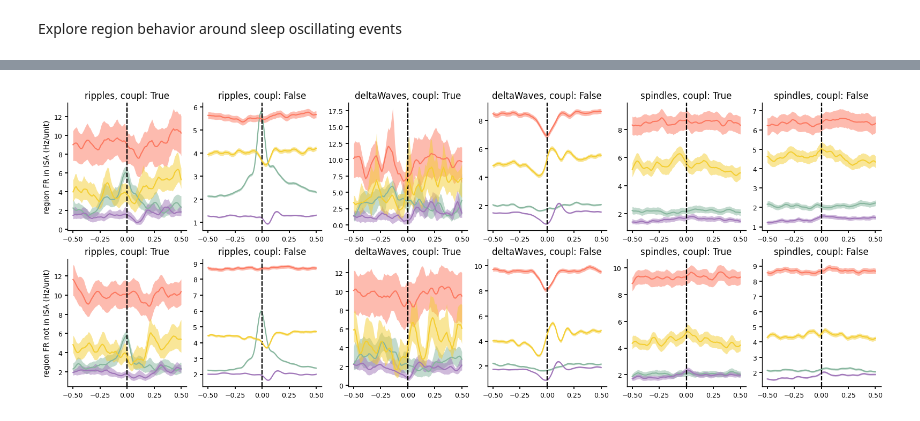
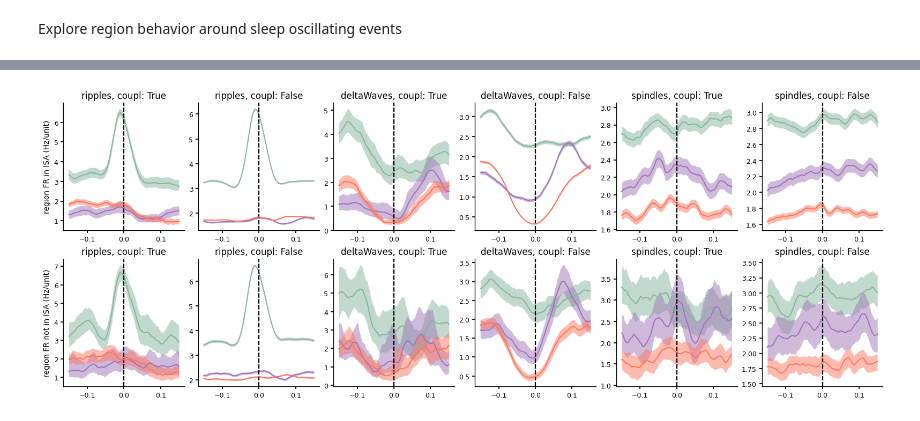
Before and after one commit to pietro-bozzo/NRCode, a Jupyter notebook: Python/Drafts/regionPETH.ipynb, the cells around one changed output, grey strips where cells are left out. Cells and saved outputs as stored; diff of their text form; code cells hidden in the pictures.

```diff
--- a/Python/Drafts/regionPETH.ipynb
+++ b/Python/Drafts/regionPETH.ipynb
@@ -70,6 +75,6 @@ def _regionPETH(session,regs=None,when=None,limits=None,limits_isa=None):
 # %%
 # test on one session
-session = fma.data.readBatchFile(batch_file)[0][56]
+session = fma.data.readBatchFile(batch_file)[0][10]
 print(session)
-peth, peth_isa, peth_oscill = _regionPETH(session)
+peth, peth_isa, peth_oscill, events = _regionPETH(session,lim_oscill=[-0.3,0.15],n_bins=501)
 # %% [output]
@@ -77 +82,11 @@ peth, peth_isa, peth_oscill = _regionPETH(session)
 implement!
+# %%
+# see activity irrespective of ISA
+fig, ax = fma.plotting.makeFigure(n=[1,len(peth)*2],size=[45,8])
+for i, (name, fr_p) in enumerate(peth.items()):
+        for coupl in [True,False]:
+            for r in fr_p['reg'].values:
+                ax[2*i+(not coupl)].set_title(f'{name}, coupl: {coupl}')
+                ax[2*i+(not coupl)].axvline(0,color='k',ls='--')
+                fma.plotting.semPlot(fr_p['t'],fr_p.where(fr_p.coupl==coupl, drop=True).sel(reg=r),color=isru.paperColors(r),ax=ax[2*i+(not coupl)])
+ax[0].set(ylabel='region FR (Hz/unit)');
@@ -77,0 +95,10 @@ implement!
+# %%
+# see activity irrespective of coupling
+fig, ax = fma.plotting.makeFigure(n=[1,len(peth)*2],size=[45,8])
+for i, (name, fr_p) in enumerate(peth.items()):
+        for isa in [True,False]:
+            for r in fr_p['reg'].values:
+                ax[2*i+(not isa)].set_title(f'{name}, ISA: {isa}')
+                ax[2*i+(not isa)].axvline(0,color='k',ls='--')
+                fma.plotting.semPlot(fr_p['t'],fr_p.where(fr_p.isa==isa, drop=True).sel(reg=r),color=isru.paperColors(r),ax=ax[2*i+(not isa)])
+ax[0].set(ylabel='region FR (Hz/unit)');
@@ -78,15 +107,15 @@ implement!
 # %%
 fig, ax = fma.plotting.makeFigure(n=[2,len(peth)*2],size=[40,15])
 for i, (name, fr_p) in enumerate(peth.items()):
     for isa in [True,False]:
         for coupl in [True,False]:
-            for r in fr_p[isa][coupl]['reg'].values:
+            for r in fr_p['reg'].values:
                 ax[int(not isa),2*i+(not coupl)].set_title(f'{name}, coupl: {coupl}')
                 ax[int(not isa),2*i+(not coupl)].axvline(0,color='k',ls='--')
-                fma.plotting.semPlot(fr_p[isa][coupl]['t'],fr_p[isa][coupl].sel(reg=r),color=isru.paperColors(r),ax=ax[int(not isa),2*i+(not coupl)])
+                fma.plotting.semPlot(fr_p['t'],fr_p.where((fr_p.isa==isa) & (fr_p.coupl==coupl), drop=True).sel(reg=r),color=isru.paperColors(r),ax=ax[int(not isa),2*i+(not coupl)])
 ax[0,0].set(ylabel='region FR in ISA (Hz/unit)'); ax[1,0].set(ylabel='region FR not in ISA (Hz/unit)');
 # %% [output]
-[figure, old version]
+[figure, new version]
 # %%
 fig, ax = fma.plotting.makeFigure(n=[1,len(peth_isa)],size=[25,10])
 for i, (name, fr_p) in enumerate(peth_isa.items()):
```
Also changed, not shown: parts of 7 cells of this notebook, 3 other files.
